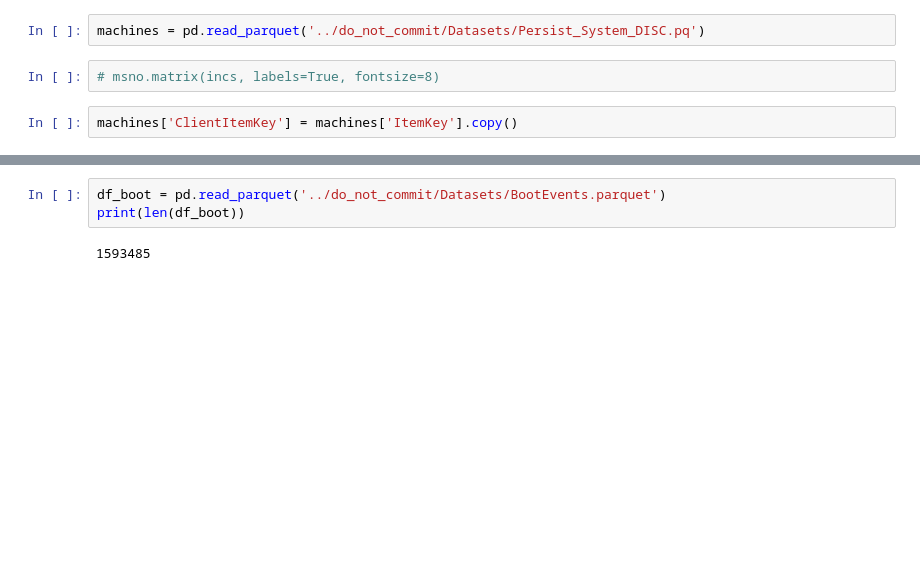
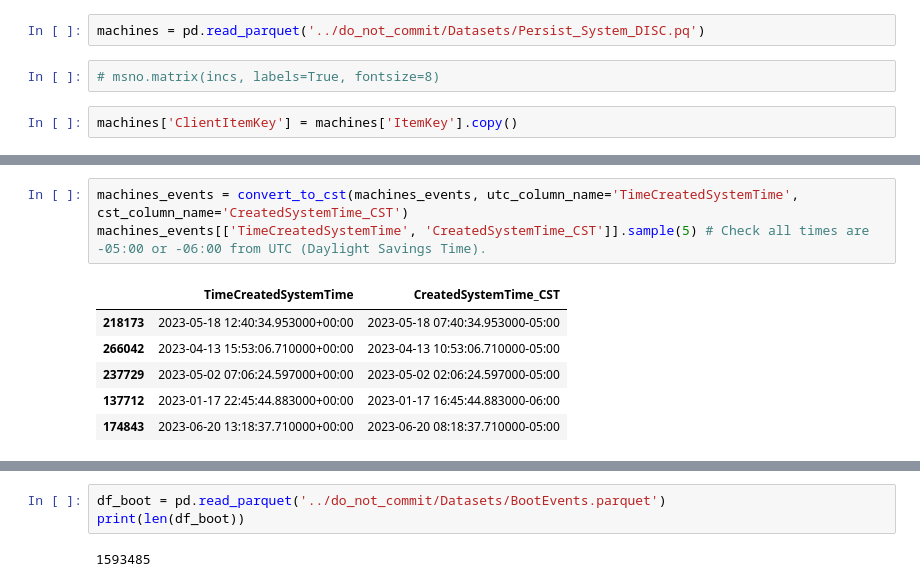
Before and after one commit to redgerly-umich/capstone_ff, a Jupyter notebook: DataCleaning/combine_4_error_types.ipynb, the cells around one changed output, grey strips where cells are left out. Cells and saved outputs as stored; diff of their text form; blank space fills up the shorter version.

```diff
--- a/DataCleaning/combine_4_error_types.ipynb
+++ b/DataCleaning/combine_4_error_types.ipynb
@@ -369,0 +198,10 @@ Name: 502, dtype: object
+# %%
+machines_events = convert_to_cst(machines_events, utc_column_name='TimeCreatedSystemTime', cst_column_name='CreatedSystemTime_CST')
+machines_events[['TimeCreatedSystemTime', 'CreatedSystemTime_CST']].sample(5) # Check all times are -05:00 or -06:00 from UTC (Daylight Savings Time).
+# %% [output]
+|  | TimeCreatedSystemTime | CreatedSystemTime_CST |
+| 218173 | 2023-05-18 12:40:34.953000+00:00 | 2023-05-18 07:40:34.953000-05:00 |
+| 266042 | 2023-04-13 15:53:06.710000+00:00 | 2023-04-13 10:53:06.710000-05:00 |
+| 237729 | 2023-05-02 07:06:24.597000+00:00 | 2023-05-02 02:06:24.597000-05:00 |
+| 137712 | 2023-01-17 22:45:44.883000+00:00 | 2023-01-17 16:45:44.883000-06:00 |
+| 174843 | 2023-06-20 13:18:37.710000+00:00 | 2023-06-20 08:18:37.710000-05:00 |
```
Also changed, not shown: parts of 80 cells of this notebook.
